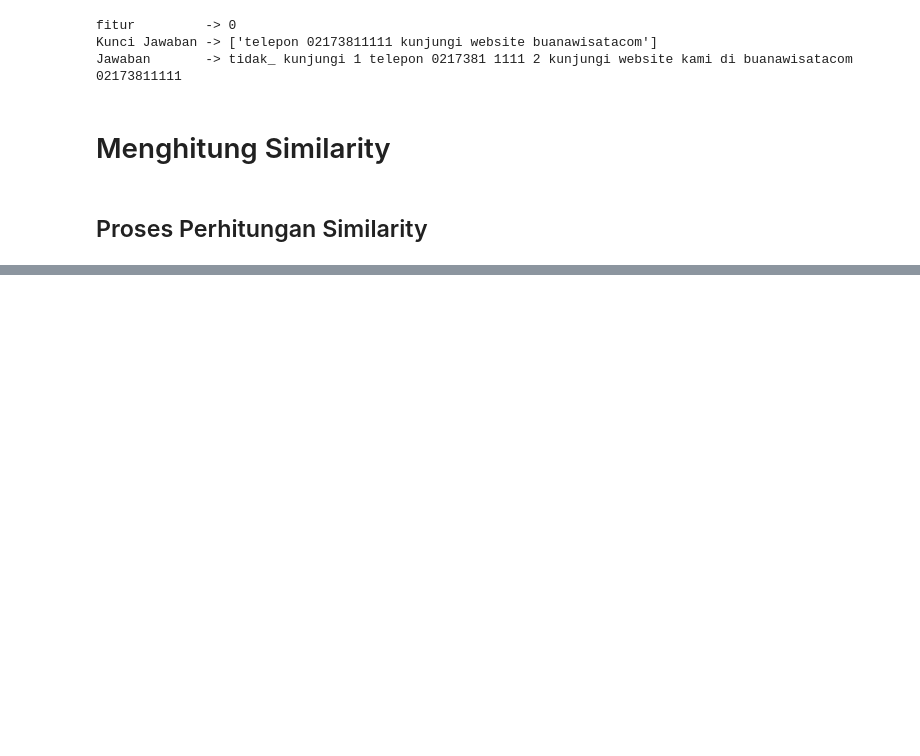
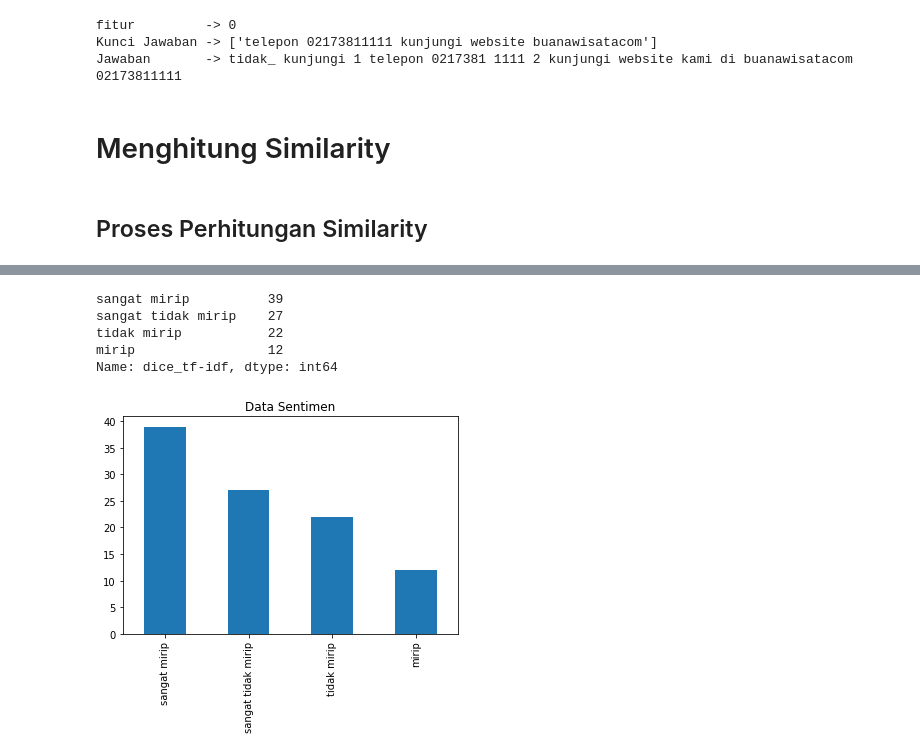
Before and after one commit to lufias69/text_similarity, a Jupyter notebook: implementasi-hasil.ipynb, the cells around one changed output, grey strips where cells are left out. Cells and saved outputs as stored; diff of their text form; code cells hidden in the pictures; blank space fills up the shorter version.

```diff
--- a/implementasi-hasil.ipynb
+++ b/implementasi-hasil.ipynb
@@ -343,3 +344,14 @@ df3.head()
+# %%
+pd.value_counts(df2['dice_tf-idf']).plot.bar(title='Data Sentimen')
+pd.value_counts(df2['dice_tf-idf'])
+#df2['dice_tf-idf']
+# %% [output]
+sangat mirip          39
+sangat tidak mirip    27
+tidak mirip           22
+mirip                 12
+Name: dice_tf-idf, dtype: int64
+[figure, added]
 # %%
 import datetime
 waktu = str(datetime.datetime.now()).replace(":","-")
```
Also changed, not shown: parts of 3 cells of this notebook, 21 other files.
